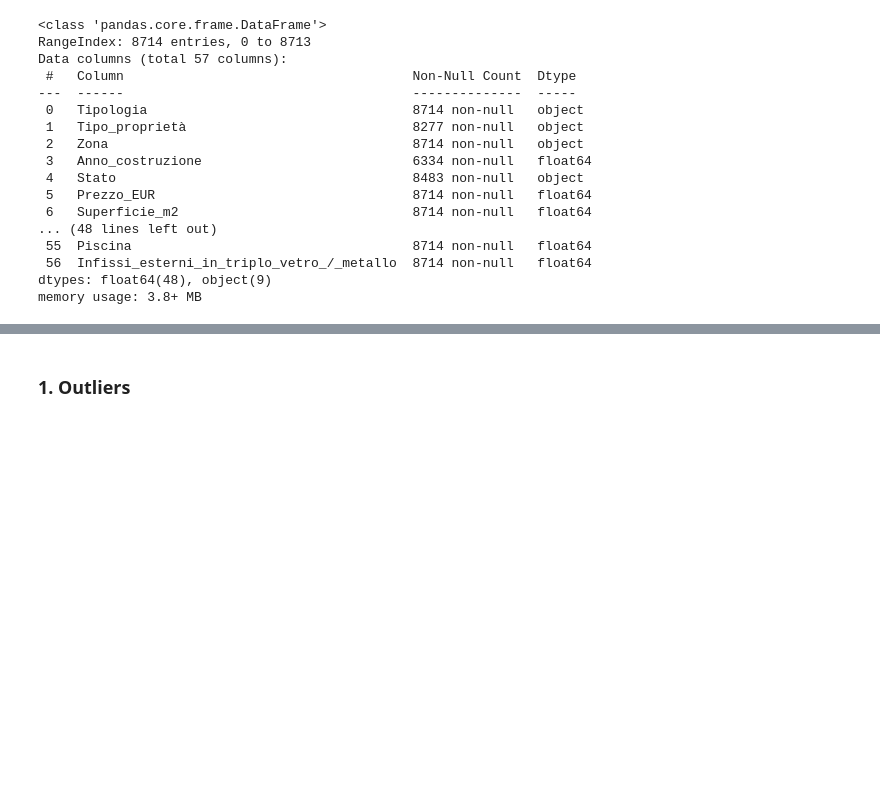
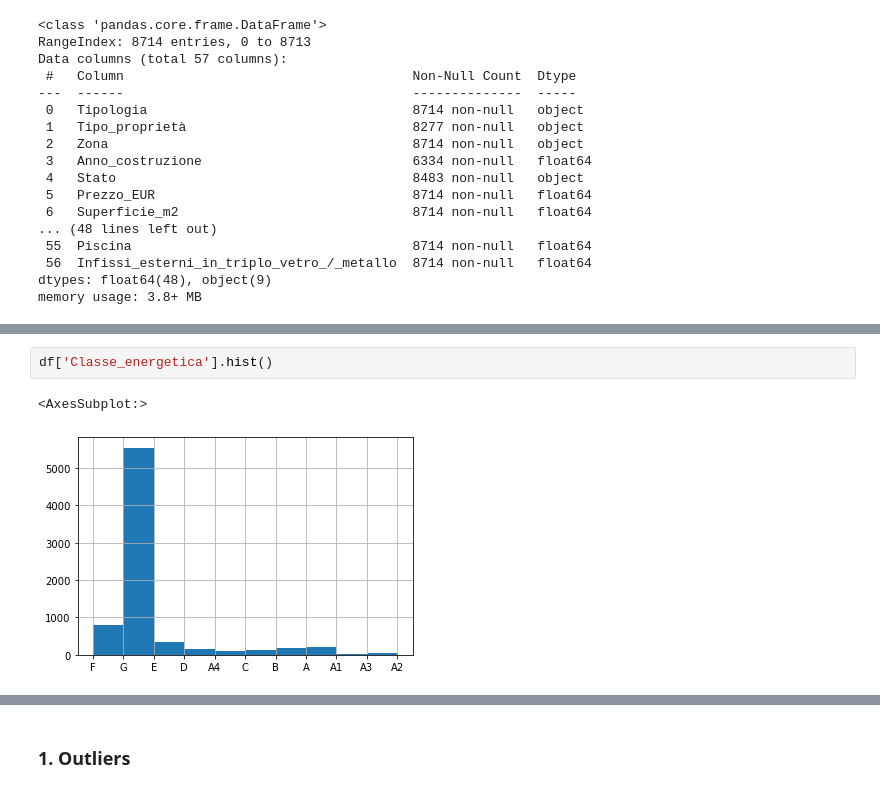
Before and after one commit to LazyEval/housing-prices-firenze, a Jupyter notebook: notebooks/3.5-LazyEval-modeling-outliers.ipynb, the cells around one changed output, grey strips where cells are left out. Cells and saved outputs as stored; diff of their text form; blank space fills up the shorter version.

```diff
--- a/notebooks/3.5-LazyEval-modeling-outliers.ipynb
+++ b/notebooks/3.5-LazyEval-modeling-outliers.ipynb
@@ -70,0 +81,5 @@ Name: Superficie_m2, dtype: float64
+# %%
+df['Classe_energetica'].hist()
+# %% [output]
+<AxesSubplot:>
+[figure, added]
```
Also changed, not shown: parts of 22 cells of this notebook.
